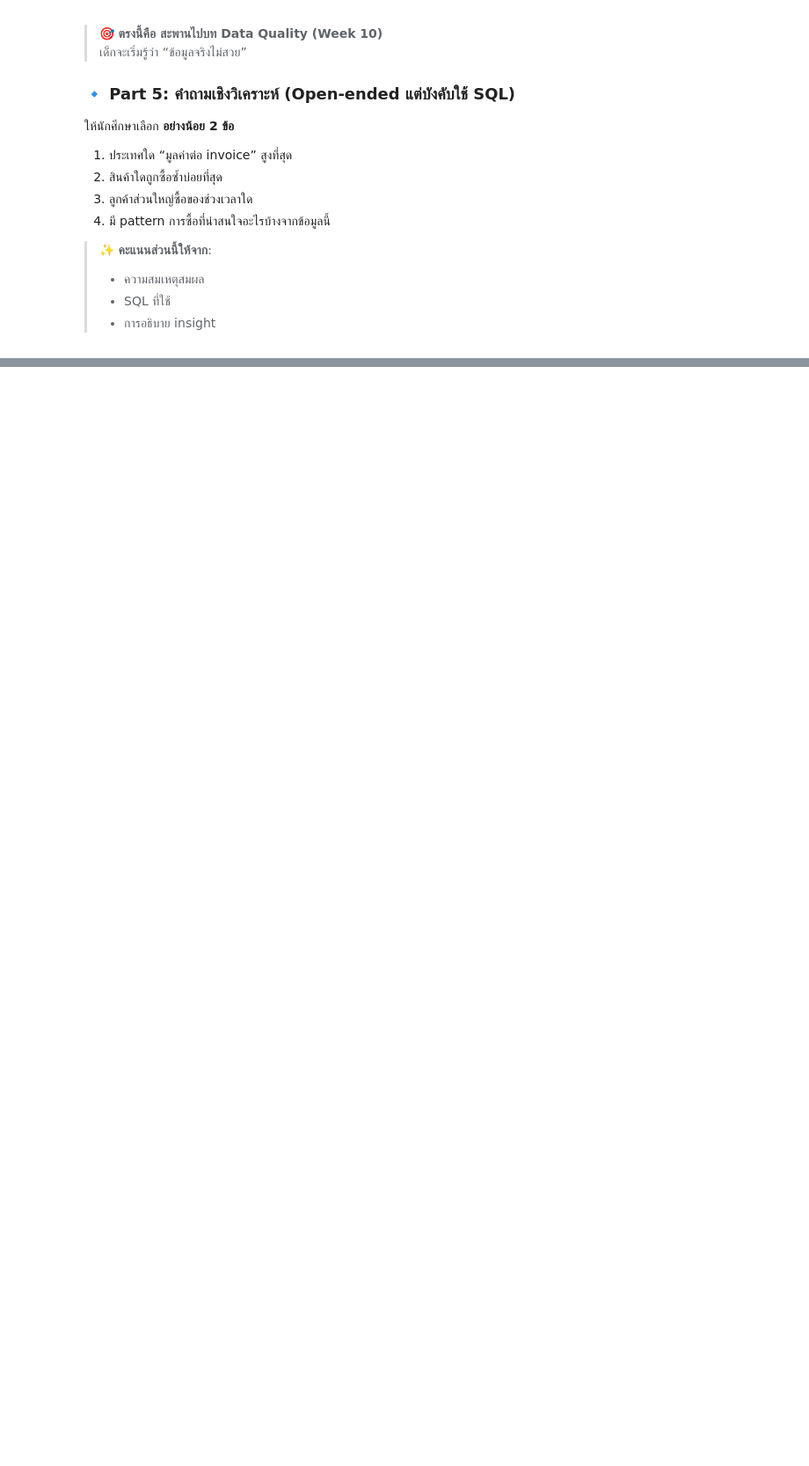
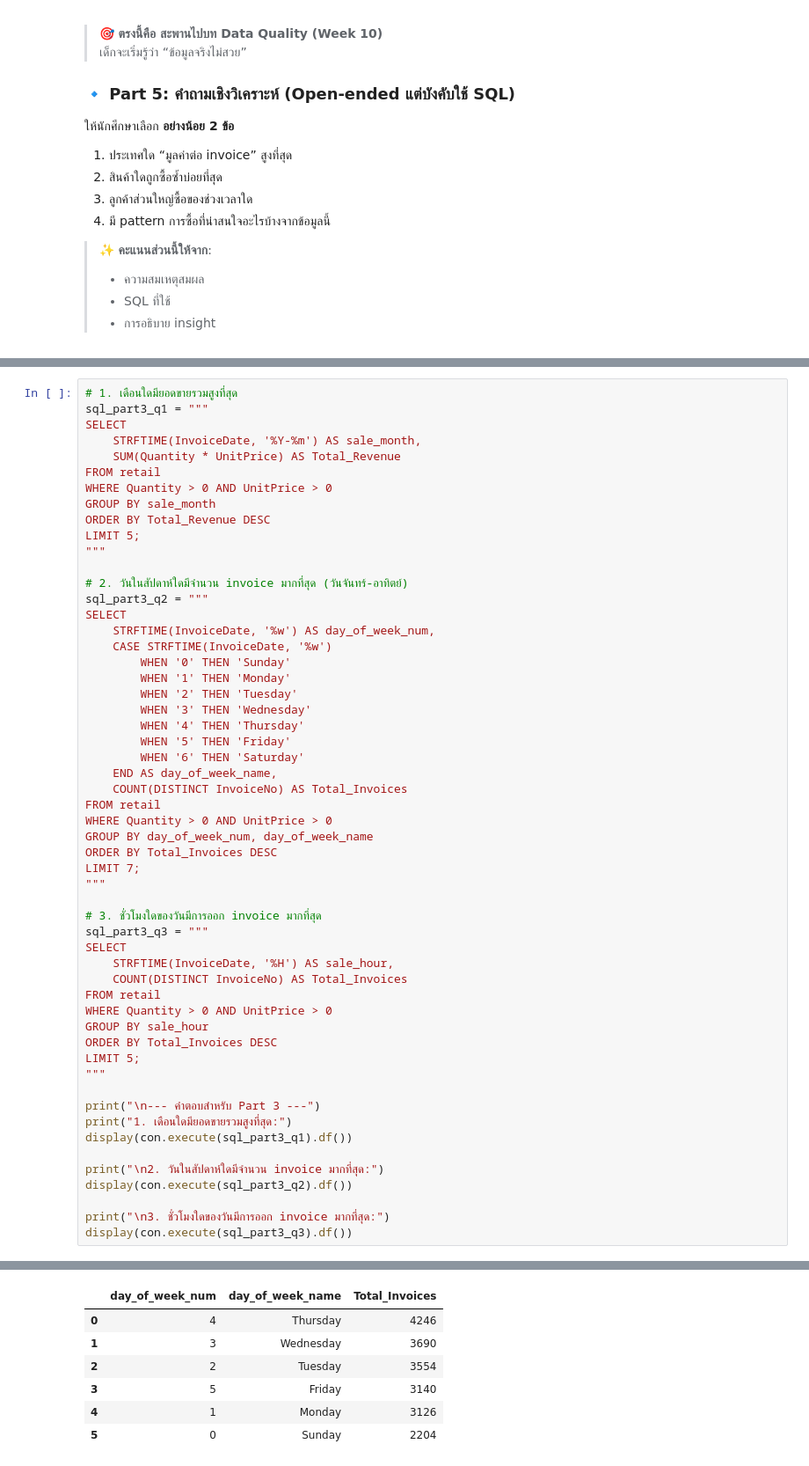
Before and after one commit to Cate-MSRS/128-356-Big-Data-for-test, a Jupyter notebook: BigData_Week3_SQL_DuckDB_to_Spark.ipynb, the cells around one changed output, grey strips where cells are left out. Shown at 88% size. Drawn from its saved outputs; the diff is of its cells as text; blank space fills up the shorter version.

```diff
--- a/BigData_Week3_SQL_DuckDB_to_Spark.ipynb
+++ b/BigData_Week3_SQL_DuckDB_to_Spark.ipynb
@@ -820,0 +1189,56 @@ spark.sql(spark_sql).show()
+# %%
+# 1. เดือนใดมียอดขายรวมสูงที่สุด
+sql_part3_q1 = """
+SELECT
+    STRFTIME(InvoiceDate, '%Y-%m') AS sale_month,
+    SUM(Quantity * UnitPrice) AS Total_Revenue
+FROM retail
+WHERE Quantity > 0 AND UnitPrice > 0
+GROUP BY sale_month
+ORDER BY Total_Revenue DESC
+LIMIT 5;
+"""
+
+# 2. วันในสัปดาห์ใดมีจำนวน invoice มากที่สุด (วันจันทร์-อาทิตย์)
+sql_part3_q2 = """
+SELECT
+    STRFTIME(InvoiceDate, '%w') AS day_of_week_num,
+    CASE STRFTIME(InvoiceDate, '%w')
+        WHEN '0' THEN 'Sunday'
+        WHEN '1' THEN 'Monday'
+        WHEN '2' THEN 'Tuesday'
+        WHEN '3' THEN 'Wednesday'
+        WHEN '4' THEN 'Thursday'
+        WHEN '5' THEN 'Friday'
+        WHEN '6' THEN 'Saturday'
+    END AS day_of_week_name,
+    COUNT(DISTINCT InvoiceNo) AS Total_Invoices
+FROM retail
+WHERE Quantity > 0 AND UnitPrice > 0
+GROUP BY day_of_week_num, day_of_week_name
+ORDER BY Total_Invoices DESC
+LIMIT 7;
+"""
+
+# 3. ชั่วโมงใดของวันมีการออก invoice มากที่สุด
+sql_part3_q3 = """
+SELECT
+    STRFTIME(InvoiceDate, '%H') AS sale_hour,
+    COUNT(DISTINCT InvoiceNo) AS Total_Invoices
+FROM retail
+WHERE Quantity > 0 AND UnitPrice > 0
+GROUP BY sale_hour
+ORDER BY Total_Invoices DESC
+LIMIT 5;
+"""
+
+print("\n--- คำตอบสำหรับ Part 3 ---")
+print("1. เดือนใดมียอดขายรวมสูงที่สุด:")
+display(con.execute(sql_part3_q1).df())
+
+print("\n2. วันในสัปดาห์ใดมีจำนวน invoice มากที่สุด:")
+display(con.execute(sql_part3_q2).df())
+
+print("\n3. ชั่วโมงใดของวันมีการออก invoice มากที่สุด:")
+display(con.execute(sql_part3_q3).df())
+# %% [output]
@@ -820,0 +1254,7 @@ spark.sql(spark_sql).show()
+|  | day_of_week_num | day_of_week_name | Total_Invoices |
+| 0 | 4 | Thursday | 4246 |
+| 1 | 3 | Wednesday | 3690 |
+| 2 | 2 | Tuesday | 3554 |
+| 3 | 5 | Friday | 3140 |
+| 4 | 1 | Monday | 3126 |
+| 5 | 0 | Sunday | 2204 |
```
Also changed, not shown: parts of 40 cells of this notebook.
